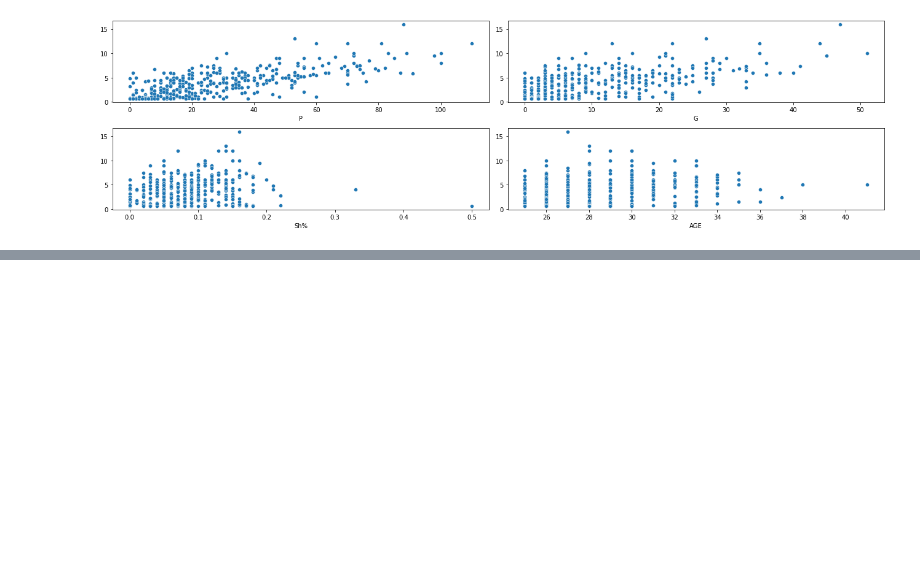
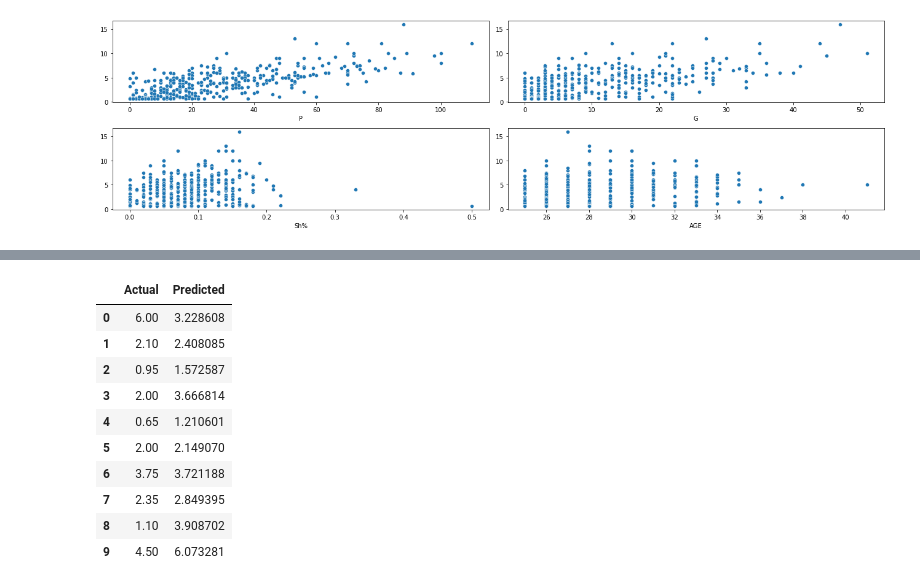
Before and after one commit to bnolan7/NHLsalarypredictor, a Jupyter notebook: NHL Stats and Salaries.ipynb, the cells around one changed output, grey strips where cells are left out. Saved outputs shown, nothing was run; the diff lists cells and outputs as text; code cells hidden in the pictures; blank space fills up the shorter version.

```diff
--- a/NHL Stats and Salaries.ipynb
+++ b/NHL Stats and Salaries.ipynb
@@ -103 +103,18 @@ sns.displot(resids);
+# %%
+y_pred = regressor.predict(X_test)
+df = pd.DataFrame({'Actual': Y_test, 'Predicted': y_pred})
+df1 = df.head(10)
+df1
+# %% [output]
+|  | Actual | Predicted |
+| 0 | 6.00 | 3.228608 |
+| 1 | 2.10 | 2.408085 |
+| 2 | 0.95 | 1.572587 |
+| 3 | 2.00 | 3.666814 |
+| 4 | 0.65 | 1.210601 |
+| 5 | 2.00 | 2.149070 |
+| 6 | 3.75 | 3.721188 |
+| 7 | 2.35 | 2.849395 |
+| 8 | 1.10 | 3.908702 |
+| 9 | 4.50 | 6.073281 |
 # %%
```
Also changed, not shown: parts of 9 cells of this notebook.
